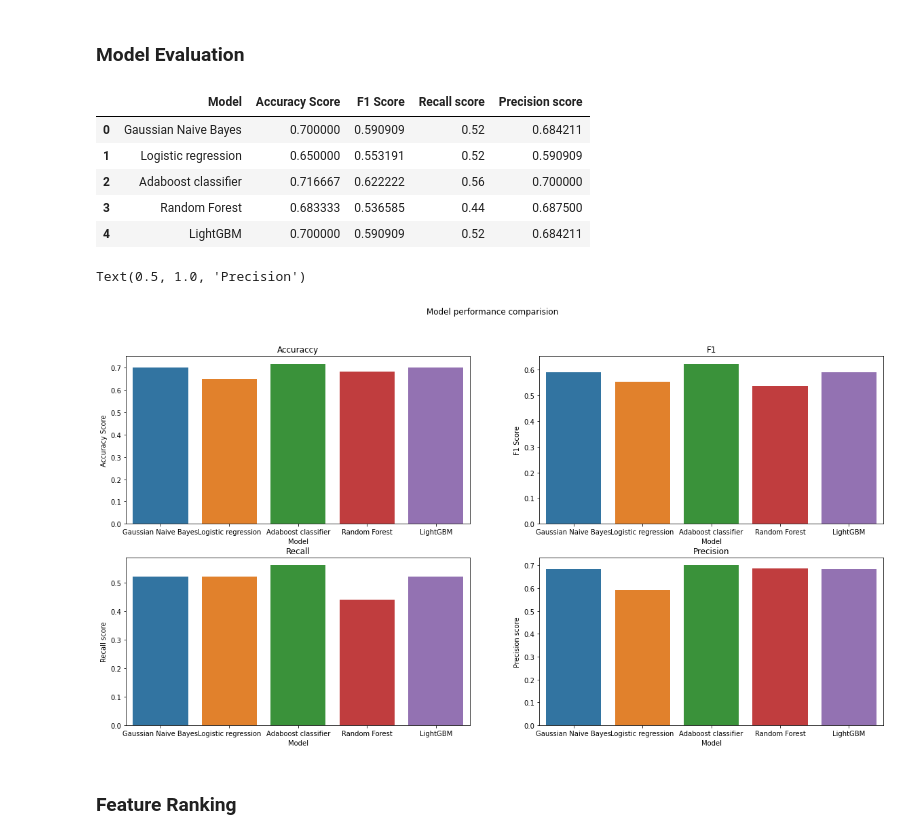
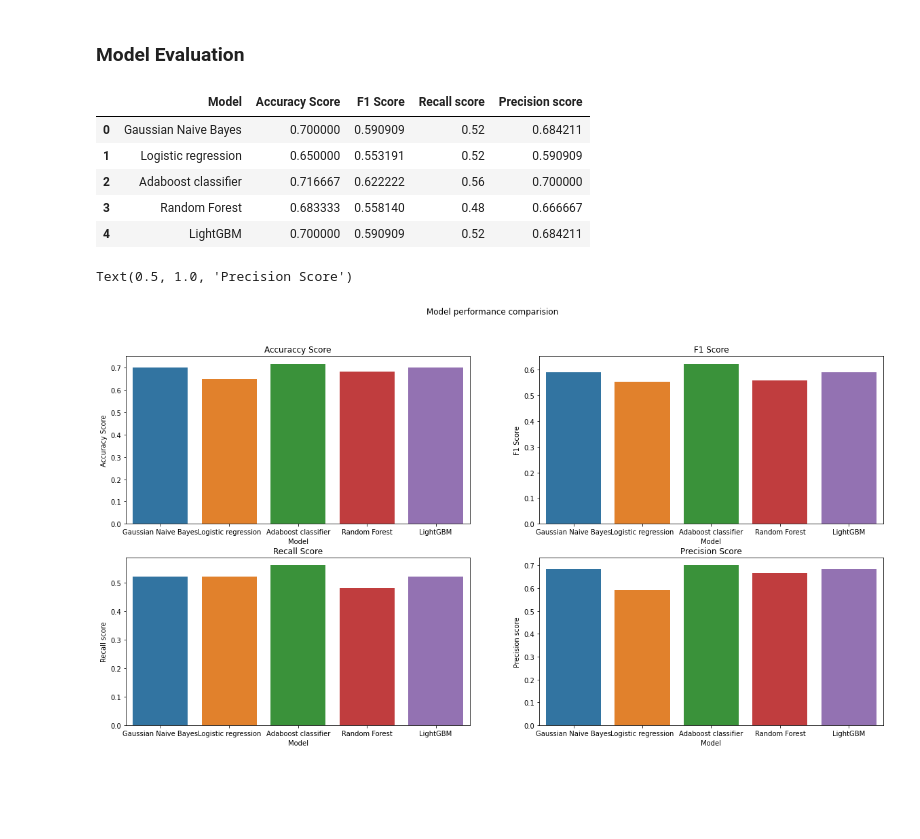
Before and after one commit to tminhquang00/EEET2485-heart-failure-prediction, a Jupyter notebook: heart-failure-detection.ipynb, the cells around one changed output. Saved outputs shown, nothing was run; the diff lists cells and outputs as text; code cells hidden in the pictures; blank space fills up the shorter version.

```diff
--- a/heart-failure-detection.ipynb
+++ b/heart-failure-detection.ipynb
@@ -572,7 +572,10 @@ def evaluate_model_performance(clf, X_train, y_train):
     clf_recall_score = recall_score(y_train, y_pred_rf, average='binary')
     clf_precision_score = precision_score(y_train, y_pred_rf, average='binary')
 
-    confusion_matrix = plot_confusion_matrix(clf, X_train, y_train)
+    confusion_matrix = plot_confusion_matrix(clf, X_train, y_train,
+                                             cmap=plt.cm.plasma,
+                                             normalize='true')
+    plt.grid(False)
     plt.title("Confusion matrix")
 
     roc_display = plot_roc_curve(clf, X_train, y_train)
@@ -583,0 +589,9 @@ model_score = []
+# %%
+%%time
+
+rf =  RandomForestClassifier(n_jobs=4)
+
+rf.fit(X_train, y_train)
+
+acc, f1, recall, precision = evaluate_model_performance(rf, X_val, y_val)
+print(acc)
@@ -757,21 +786,23 @@ scores
 | 0 | Gaussian Naive Bayes | 0.700000 | 0.590909 | 0.52 | 0.684211 |
 | 1 | Logistic regression | 0.650000 | 0.553191 | 0.52 | 0.590909 |
 | 2 | Adaboost classifier | 0.716667 | 0.622222 | 0.56 | 0.700000 |
-| 3 | Random Forest | 0.683333 | 0.536585 | 0.44 | 0.687500 |
+| 3 | Random Forest | 0.683333 | 0.558140 | 0.48 | 0.666667 |
 | 4 | LightGBM | 0.700000 | 0.590909 | 0.52 | 0.684211 |
 # %%
 fig, axes = plt.subplots(2, 2, figsize=(20,10))
 fig.suptitle('Model performance comparision')
+
 sns.barplot(data=scores, x='Model', y='Accuracy Score',  ax=axes[0][0])
-axes[0][0].set_title('Accuraccy')
+axes[0][0].set_title('Accuraccy Score')
+
 sns.barplot(data=scores, x='Model', y='F1 Score',  ax=axes[0][1])
-axes[0][1].set_title('F1')
+axes[0][1].set_title('F1 Score')
+
 sns.barplot(data=scores, x='Model', y='Recall score',  ax=axes[1][0])
-axes[1][0].set_title('Recall')
+axes[1][0].set_title('Recall Score')
+
 sns.barplot(data=scores, x='Model', y='Precision score',  ax=axes[1][1])
-axes[1][1].set_title('Precision')
+axes[1][1].set_title('Precision Score')
 # %% [output]
-Text(0.5, 1.0, 'Precision')
+Text(0.5, 1.0, 'Precision Score')
-[figure, old version]
+[figure, new version]
-# %% [markdown]
-### Feature Ranking
```
Also changed, not shown: parts of 20 cells of this notebook.
